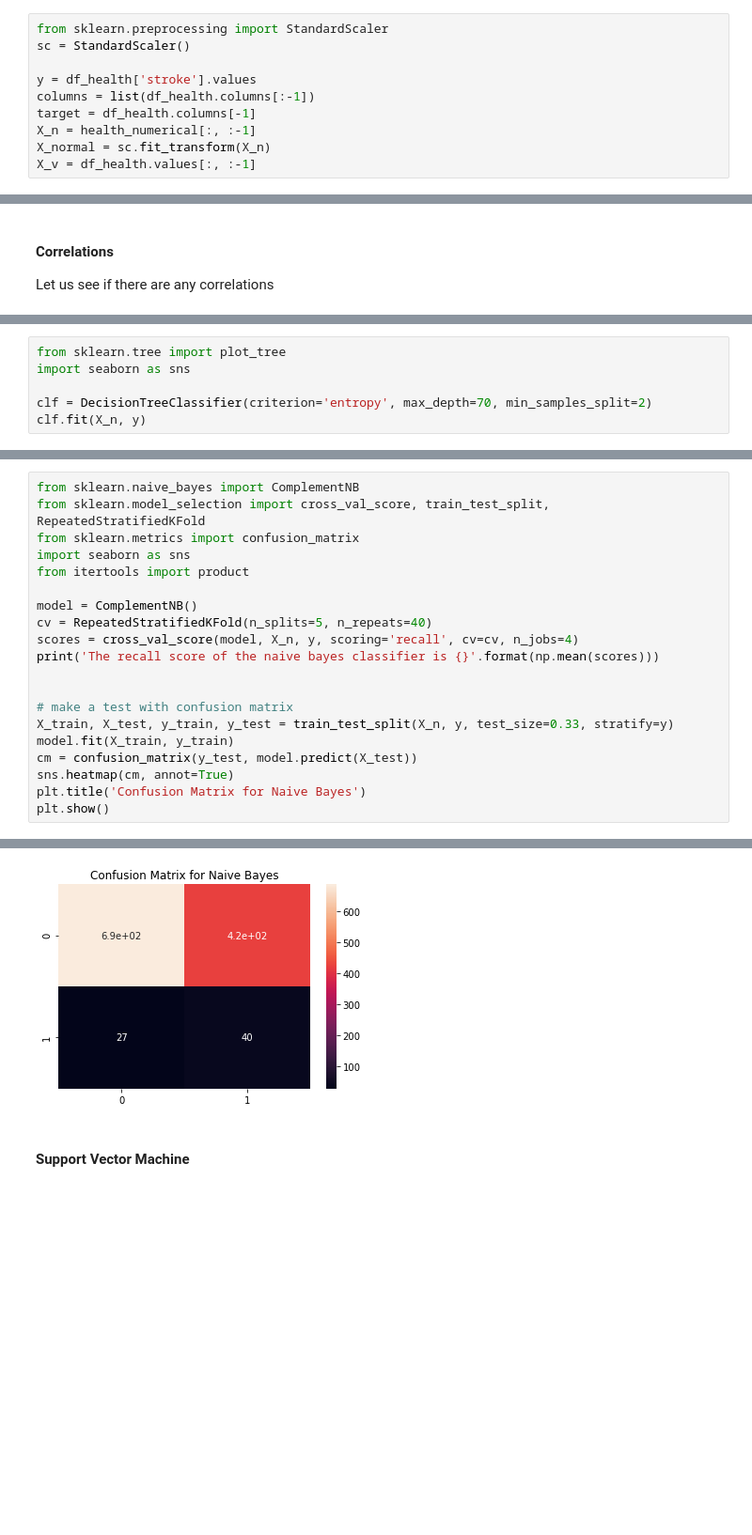
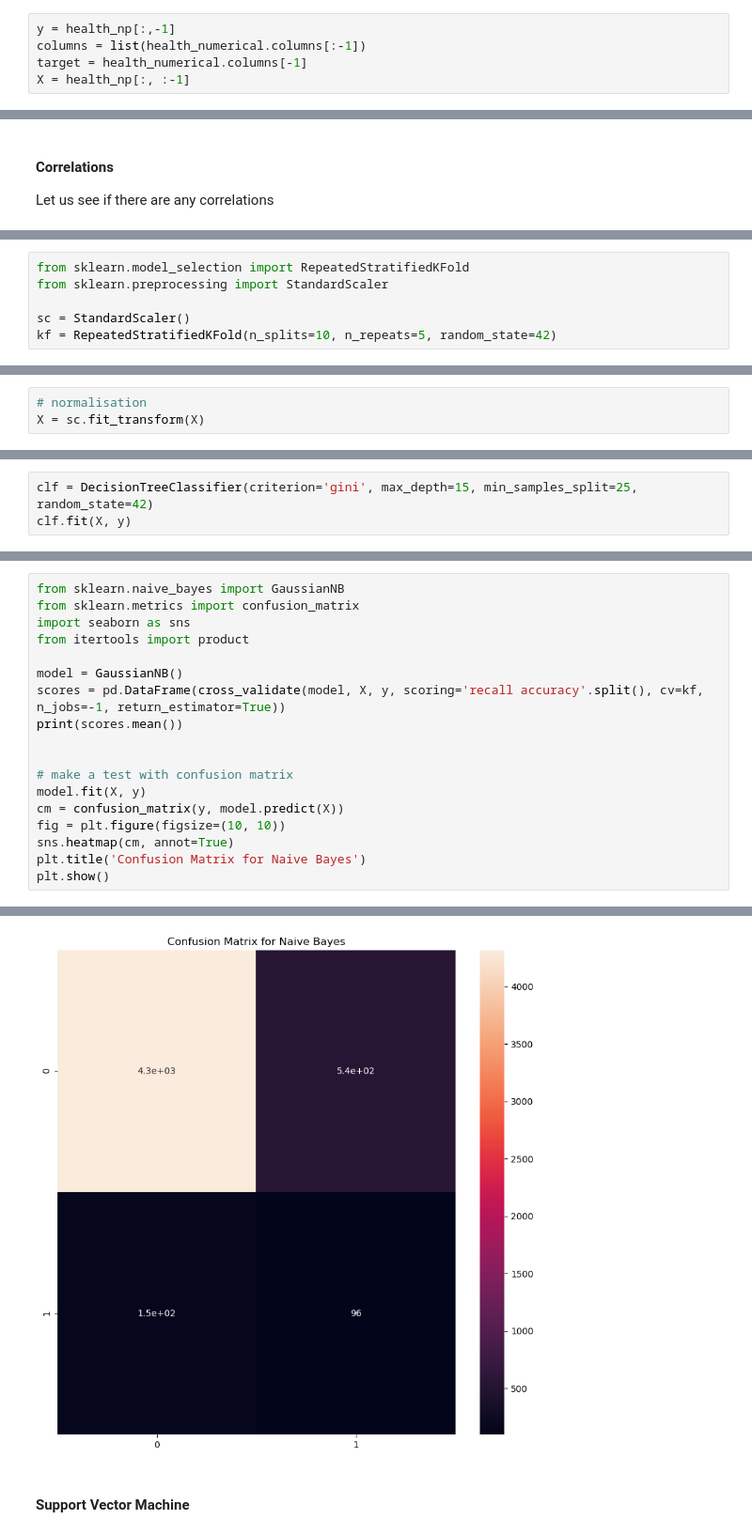
Before and after one commit to gabrysera/DataMining, a Jupyter notebook: DataMining_Marco_Gabriele.ipynb, the cells around one changed output, grey strips where cells are left out. Shown at 94% size. Drawn from its saved outputs; the diff is of its cells as text; blank space fills up the shorter version.

```diff
--- a/DataMining_Marco_Gabriele.ipynb
+++ b/DataMining_Marco_Gabriele.ipynb
@@ -113,12 +126,7 @@ health_np = health_numerical.values
 # %% [markdown]
 Let also standardize the data to get rid of any scalars
 # %%
-from sklearn.preprocessing import StandardScaler
-sc = StandardScaler()
-
-y = df_health['stroke'].values
-columns = list(df_health.columns[:-1])
-target = df_health.columns[-1]
-X_n = health_numerical[:, :-1]
-X_normal = sc.fit_transform(X_n)
-X_v = df_health.values[:, :-1]
+y = health_np[:,-1]
+columns = list(health_numerical.columns[:-1])
+target = health_numerical.columns[-1]
+X = health_np[:, :-1]
@@ -177,0 +174,6 @@ Text(0.5, 1.0, 'Correlation Matrix')
+# %%
+from sklearn.model_selection import RepeatedStratifiedKFold
+from sklearn.preprocessing import StandardScaler
+
+sc = StandardScaler()
+kf = RepeatedStratifiedKFold(n_splits=10, n_repeats=5, random_state=42)
@@ -177,0 +182,3 @@ Text(0.5, 1.0, 'Correlation Matrix')
+# %%
+# normalisation
+X = sc.fit_transform(X)
@@ -215,7 +224,4 @@ The 10 best hyper-parameters are:
 # %%
-from sklearn.tree import plot_tree
-import seaborn as sns
-
-clf = DecisionTreeClassifier(criterion='entropy', max_depth=70, min_samples_split=2)
-clf.fit(X_n, y)
+clf = DecisionTreeClassifier(criterion='gini', max_depth=15, min_samples_split=25, random_state=42)
+clf.fit(X, y)
 # %% [output]
@@ -237,20 +257,18 @@ This classifier is not workin all to well. TODO explain
 # %%
-from sklearn.naive_bayes import ComplementNB
-from sklearn.model_selection import cross_val_score, train_test_split, RepeatedStratifiedKFold
+from sklearn.naive_bayes import GaussianNB
 from sklearn.metrics import confusion_matrix
 import seaborn as sns
 from itertools import product
 
-model = ComplementNB()
-cv = RepeatedStratifiedKFold(n_splits=5, n_repeats=40)
-scores = cross_val_score(model, X_n, y, scoring='recall', cv=cv, n_jobs=4)
-print('The recall score of the naive bayes classifier is {}'.format(np.mean(scores)))
+model = GaussianNB()
+scores = pd.DataFrame(cross_validate(model, X, y, scoring='recall accuracy'.split(), cv=kf, n_jobs=-1, return_estimator=True))
+print(scores.mean())
 
 
 # make a test with confusion matrix
-X_train, X_test, y_train, y_test = train_test_split(X_n, y, test_size=0.33, stratify=y)
-model.fit(X_train, y_train)
-cm = confusion_matrix(y_test, model.predict(X_test))
+model.fit(X, y)
+cm = confusion_matrix(y, model.predict(X))
+fig = plt.figure(figsize=(10, 10))
 sns.heatmap(cm, annot=True)
 plt.title('Confusion Matrix for Naive Bayes')
 plt.show()
@@ -259,4 +281,4 @@ The recall score of the naive bayes classifier is 0.603076219512195
-[figure, old version]
+[figure, new version]
 # %% [markdown]
 #### Support Vector Machine
 # %%
```
Also changed, not shown: parts of 31 cells of this notebook.
